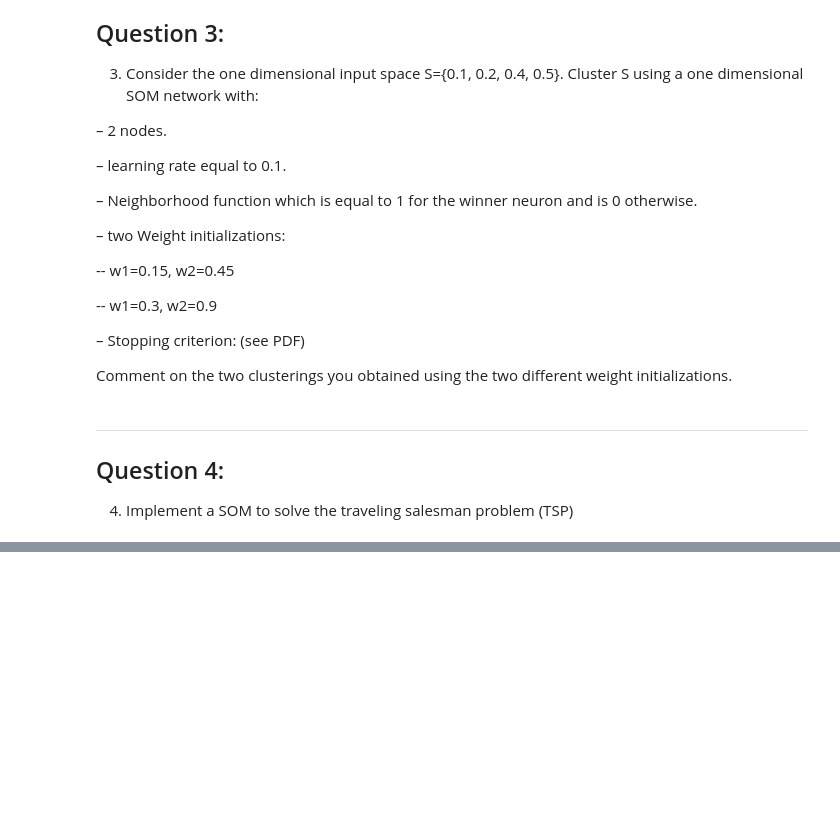
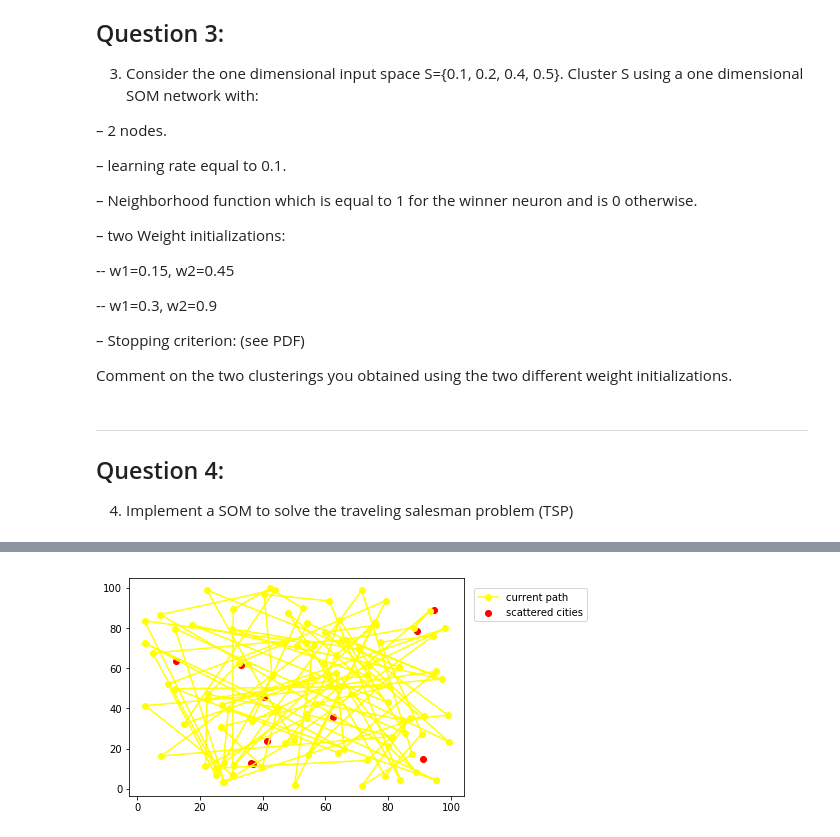
Before and after one commit to debaraj-barua/neural-networks-ws17, a Jupyter notebook: Assignment09/NN_DebarajBarua_NareshKumarGurulingan_041217/NN_DebarajBarua_NareshKumarGurulingan_041217_src/NN_DebarajBarua_NareshKumarGurulingan_041217.ipynb, the cells around one changed output, grey strips where cells are left out. Cells and saved outputs as stored; diff of their text form; code cells hidden in the pictures; blank space fills up the shorter version.

```diff
--- a/Assignment09/NN_DebarajBarua_NareshKumarGurulingan_041217/NN_DebarajBarua_NareshKumarGurulingan_041217_src/NN_DebarajBarua_NareshKumarGurulingan_041217.ipynb
+++ b/Assignment09/NN_DebarajBarua_NareshKumarGurulingan_041217/NN_DebarajBarua_NareshKumarGurulingan_041217_src/NN_DebarajBarua_NareshKumarGurulingan_041217.ipynb
@@ -45,0 +156,14 @@ Comment on the two clusterings you obtained using the two different weight initi
+# %%
+NO_CITIES=10
+MAX_ITERATION=1000
+XLIM=100
+YLIM=100
+ETA=0.1
+LAMBDA=5
+NO_NEURONS=100
+
+cities=generate_pts(NO_CITIES,XLIM,YLIM)
+weights=generate_pts(NO_NEURONS,XLIM,YLIM)
+plot_path(cities,weights)
+# %% [output]
+[figure, added]
```
Also changed, not shown: parts of 4 cells of this notebook.
